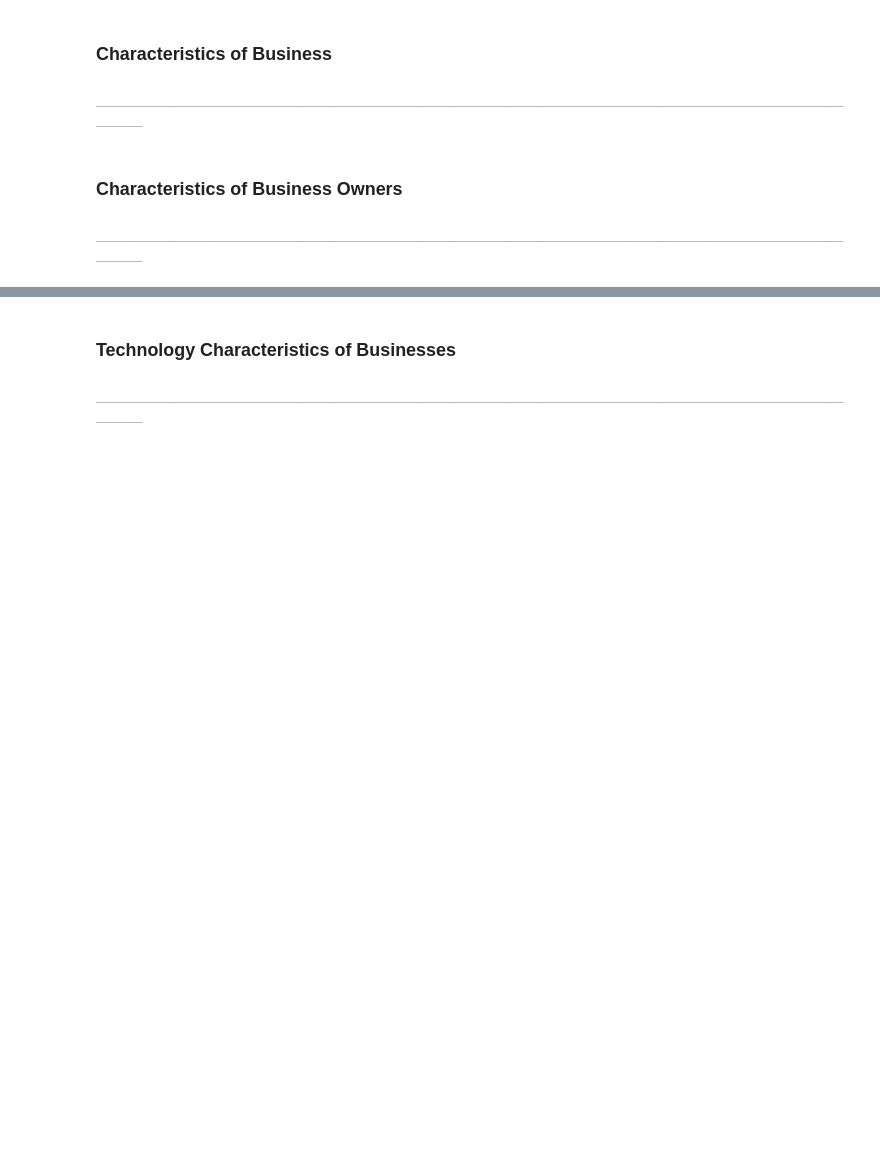
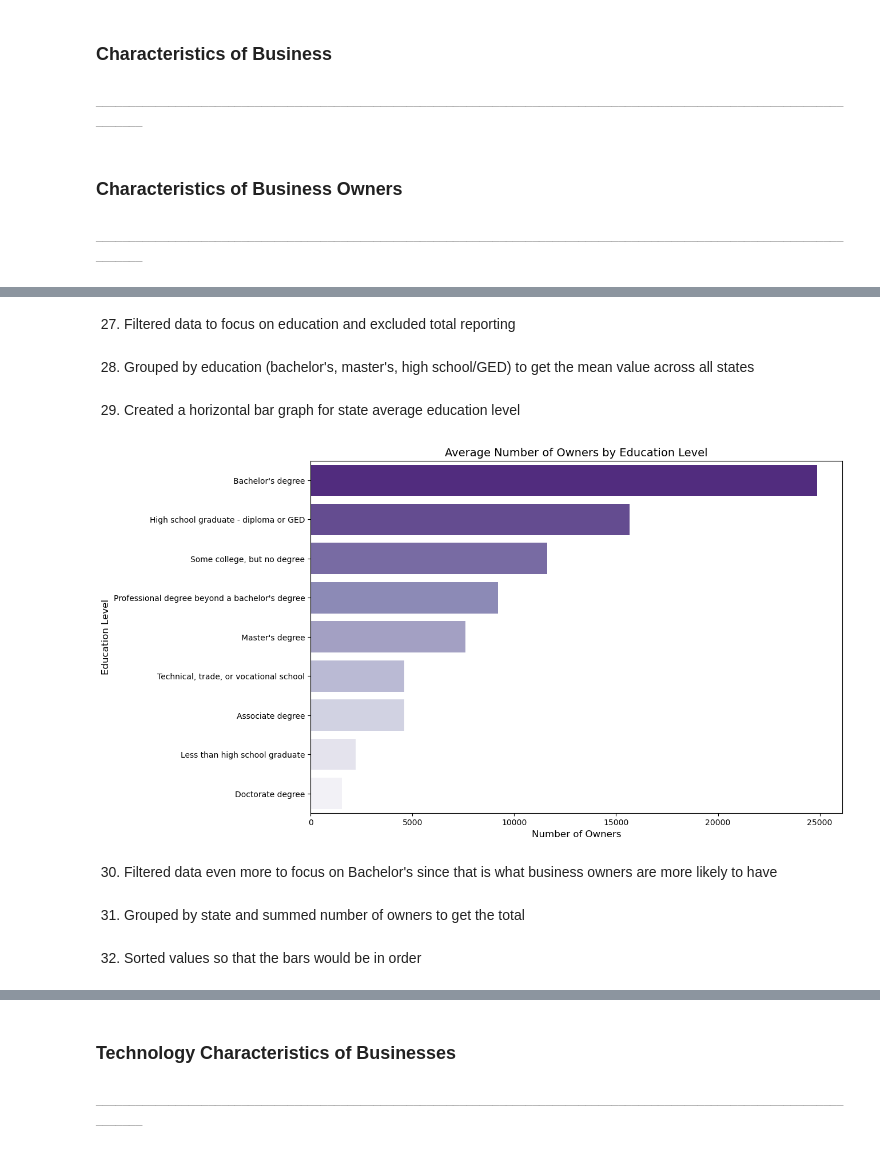
Before and after one commit to FinnMcSweeney/asmt-08-group1, a Jupyter notebook: asmt-08.ipynb, the cells around one changed output, grey strips where cells are left out. Saved outputs shown, nothing was run; the diff lists cells and outputs as text; code cells hidden in the pictures; blank space fills up the shorter version.

```diff
--- a/asmt-08.ipynb
+++ b/asmt-08.ipynb
@@ -336,0 +316,9 @@ plt.ylabel('Number of Owners', size = 12);
+# %%
+charbizowner_state.rename(columns = {
+    'ownpdemp': 'number_owners',
+    'ownpdemp_pct': 'percent_numb_owners',
+    'ownpdemp_s': 'se_numb_owners',
+    'ownpdemp_pct_s': 'se_percent_numb_owners',
+    'naics2017_label': 'industry_label',
+    'naics2017' : 'industry'
+}, inplace = True)
@@ -336,0 +329,2 @@ plt.ylabel('Number of Owners', size = 12);
+# %% [markdown]
+27. Filtered data to focus on education and excluded total reporting
@@ -336,0 +333,2 @@ plt.ylabel('Number of Owners', size = 12);
+# %% [markdown]
+28. Grouped by education (bachelor's, master's, high school/GED) to get the mean value across all states
@@ -336,0 +337,16 @@ plt.ylabel('Number of Owners', size = 12);
+# %% [markdown]
+29. Created a horizontal bar graph for state average education level
+# %%
+# Set figure size
+plt.figure(figsize = (12, 8))
+# Created horizontal bar graph and set color palette
+sns.barplot(y=result['ownchar_label'], x = result['number_owners'], palette = 'Purples_r')
+
+# Set title and axes labels
+plt.title('Average Number of Owners by Education Level', size = 14)
+plt.xlabel('Number of Owners', size = 12)
+plt.ylabel('Education Level', size = 12);
+# %% [output]
+[figure, added]
+# %% [markdown]
+30. Filtered data even more to focus on Bachelor's since that is what business owners are more likely to have
@@ -336,0 +355,2 @@ plt.ylabel('Number of Owners', size = 12);
+# %% [markdown]
+31. Grouped by state and summed number of owners to get the total
@@ -336,0 +359,2 @@ plt.ylabel('Number of Owners', size = 12);
+# %% [markdown]
+32. Sorted values so that the bars would be in order
```
Also changed, not shown: parts of 87 cells of this notebook.
